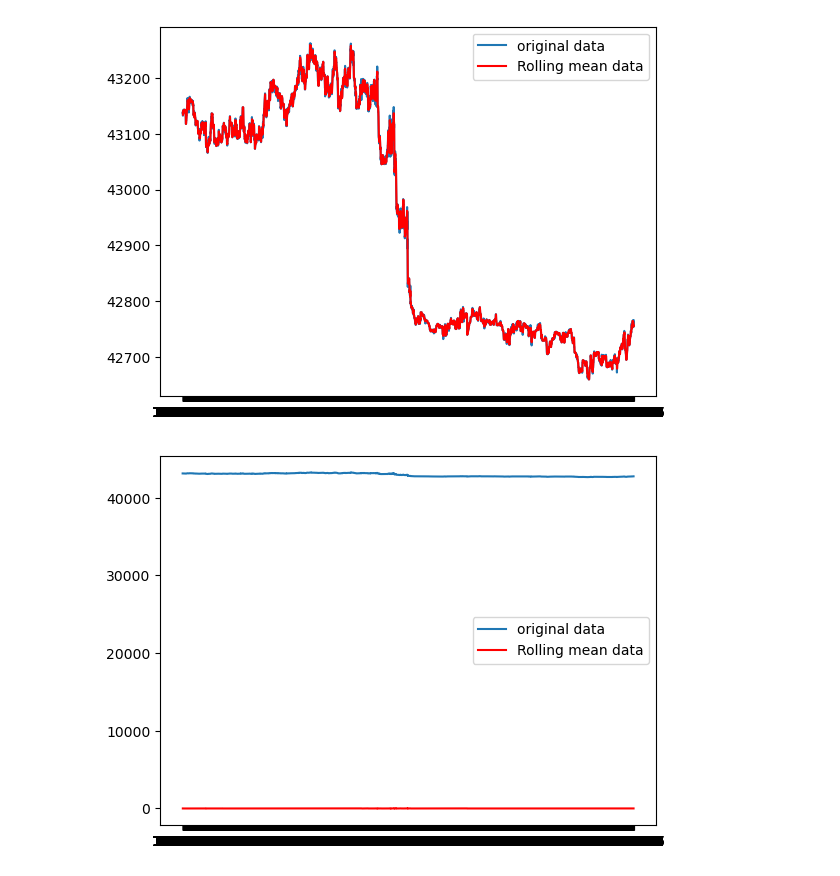
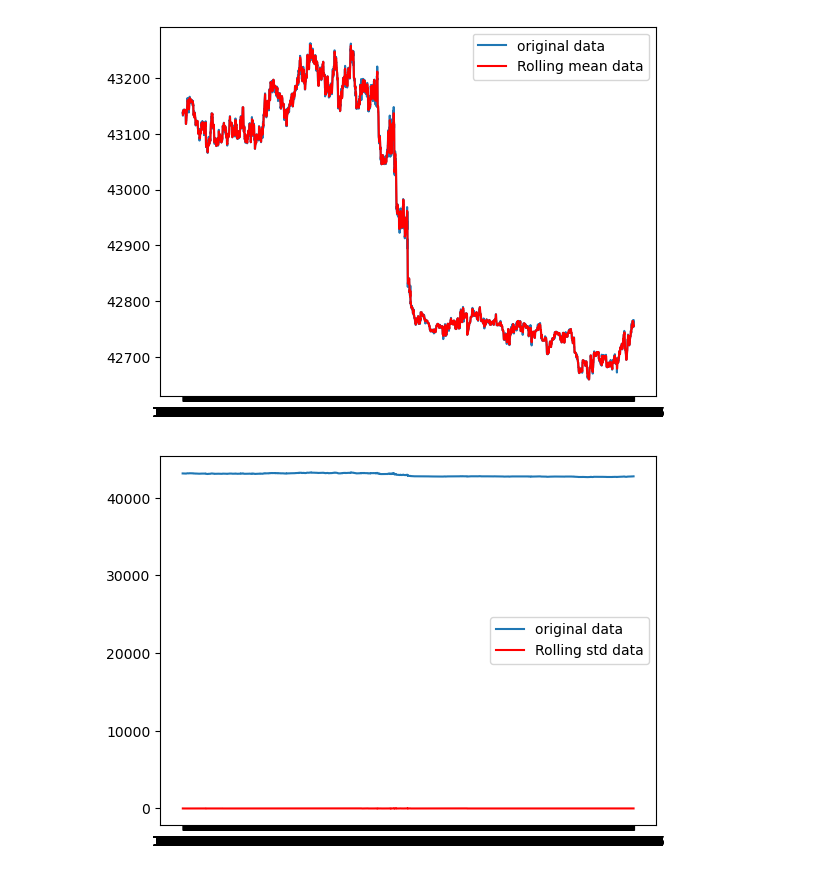
Before and after one commit to ghayurabbasbuck/ML-1-, a Jupyter notebook: Treading Feature (Big Dataset).ipynb, the cells around one changed output. Cells and saved outputs as stored; diff of their text form; code cells hidden in the pictures.

```diff
--- a/Treading Feature (Big Dataset).ipynb
+++ b/Treading Feature (Big Dataset).ipynb
@@ -124,3 +124,6 @@ print(df['created_at'].max())
 12-47-41
 # %%
 df.set_index('created_at',inplace=True)
+# %%
+df = df.reset_index(drop = True)
+df
@@ -159,7 +171,7 @@ plt.show()
 # %% [output]
 [figure]
 # %%
-df['rolling_mean'] = df['last_price'].rolling(window=5).mean()
-df['rolling_std'] = df['last_price'].rolling(window=5).std()
-df['rolling_sum'] = df['last_price'].rolling(window = 5).sum()
+rolling_mean = df['last_price'].rolling(window=5).mean()
+rolling_std= df['last_price'].rolling(window=5).std()
+rolling_sum= df['last_price'].rolling(window = 5).sum()
 # %%
@@ -219,10 +231,10 @@ plt.show()
 [figure]
 # %%
 plt.plot(df.index,df['last_price'],label = 'original data')
-plt.plot(df.index, df['rolling_std'], label = 'Rolling mean data',color='r')
+plt.plot(df.index, rolling_std, label = 'Rolling std data',color='r')
 plt.legend()
 plt.show()
 # %% [output]
-[figure, old version]
+[figure, new version]
 # %%
 plt.plot(df.index,df['last_price'],label = 'original data')
```
Also changed, not shown: parts of 31 cells of this notebook.
